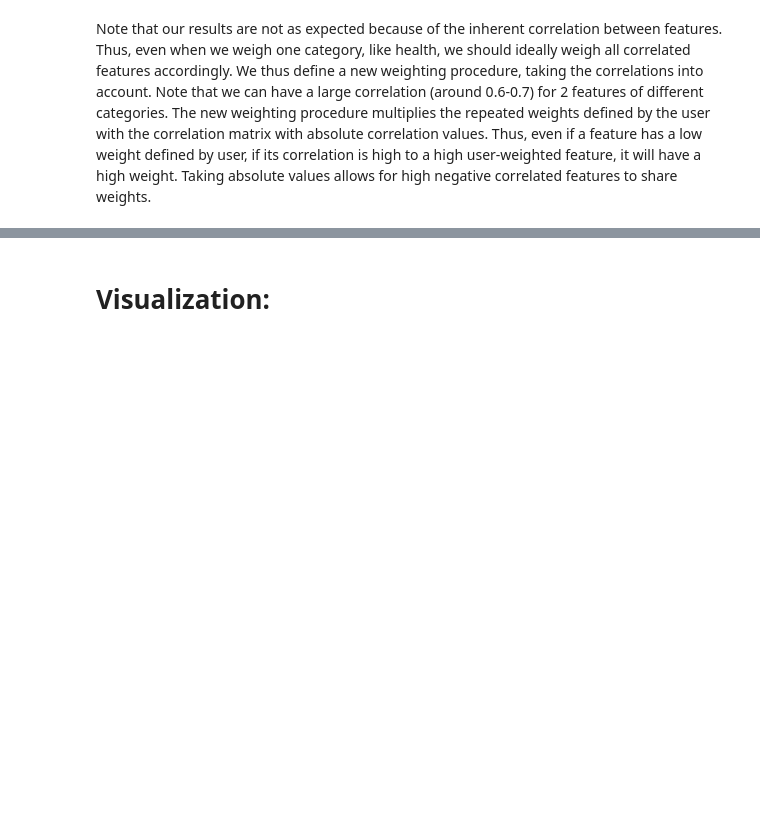
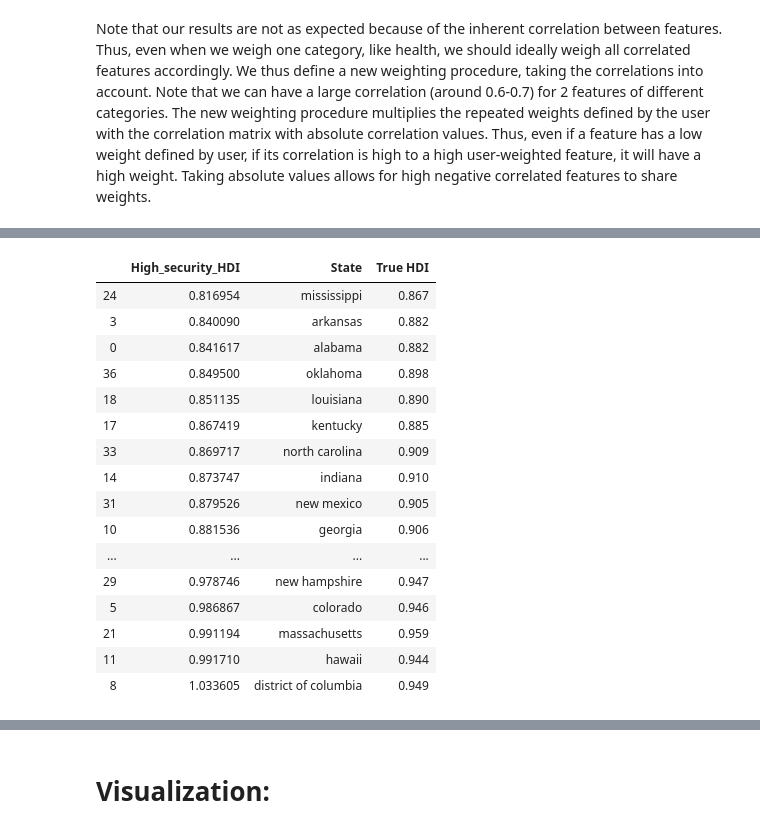
Before and after one commit to steber97/RecursionFairies_AdaProject, a Jupyter notebook: lorisLinearRidgeRegressionAndSVR.ipynb, the cells around one changed output, grey strips where cells are left out. Saved outputs shown, nothing was run; the diff lists cells and outputs as text; code cells hidden in the pictures; blank space fills up the shorter version.

```diff
--- a/lorisLinearRidgeRegressionAndSVR.ipynb
+++ b/lorisLinearRidgeRegressionAndSVR.ipynb
@@ -508,0 +625,31 @@ Y_pred_weights_corr = change_weights_corr(X_cat,linReg,weights,scaler_y,corr)
+# %%
+#Corner case 4: High security
+#Define weights for high security
+weights = np.array([1,1,4,1])
+#Apply weights for high security using normal weighing scheme
+Y_pred_weights = change_weights(X_train,linReg,weights,scaler_y)
+#Apply weights for high security using correlation based weighing scheme
+Y_pred_weights_corr = change_weights_corr(X_train,linReg,weights,scaler_y,corr)
+#Zip state names, true hdi and high security hdi into a single dataframe
+hdi_security_df = pd.DataFrame(data = zip(Y_pred_weights_corr.reshape(-1,),States,y[:40]),columns = ['High_security_HDI','State',\
+                                                                                                                                 'True HDI'])
+#Sort by high security HDI
+hdi_security_df.sort_values("High_security_HDI")
+# %% [output]
+|  | High_security_HDI | State | True HDI |
+| 24 | 0.816954 | mississippi | 0.867 |
+| 3 | 0.840090 | arkansas | 0.882 |
+| 0 | 0.841617 | alabama | 0.882 |
+| 36 | 0.849500 | oklahoma | 0.898 |
+| 18 | 0.851135 | louisiana | 0.890 |
+| 17 | 0.867419 | kentucky | 0.885 |
+| 33 | 0.869717 | north carolina | 0.909 |
+| 14 | 0.873747 | indiana | 0.910 |
+| 31 | 0.879526 | new mexico | 0.905 |
+| 10 | 0.881536 | georgia | 0.906 |
+| ... | ... | ... | ... |
+| 29 | 0.978746 | new hampshire | 0.947 |
+| 5 | 0.986867 | colorado | 0.946 |
+| 21 | 0.991194 | massachusetts | 0.959 |
+| 11 | 0.991710 | hawaii | 0.944 |
+| 8 | 1.033605 | district of columbia | 0.949 |
```
Also changed, not shown: parts of 19 cells of this notebook.
